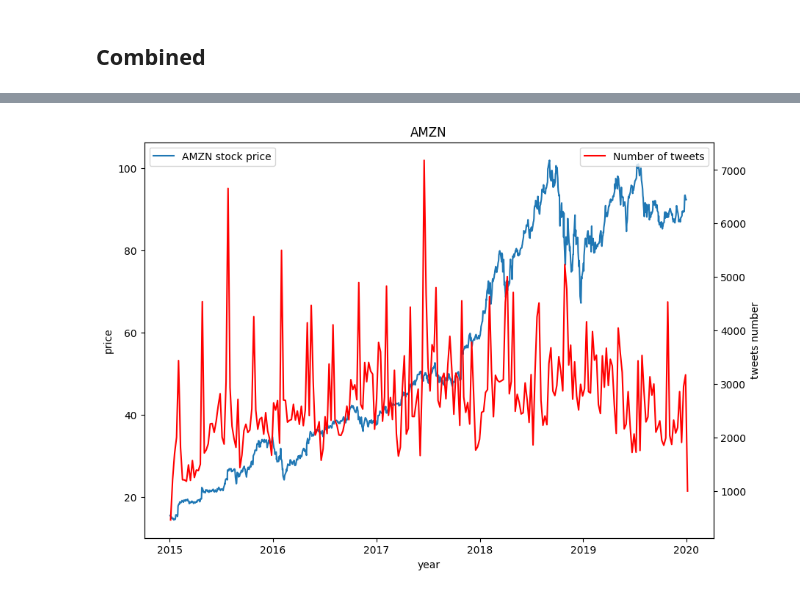
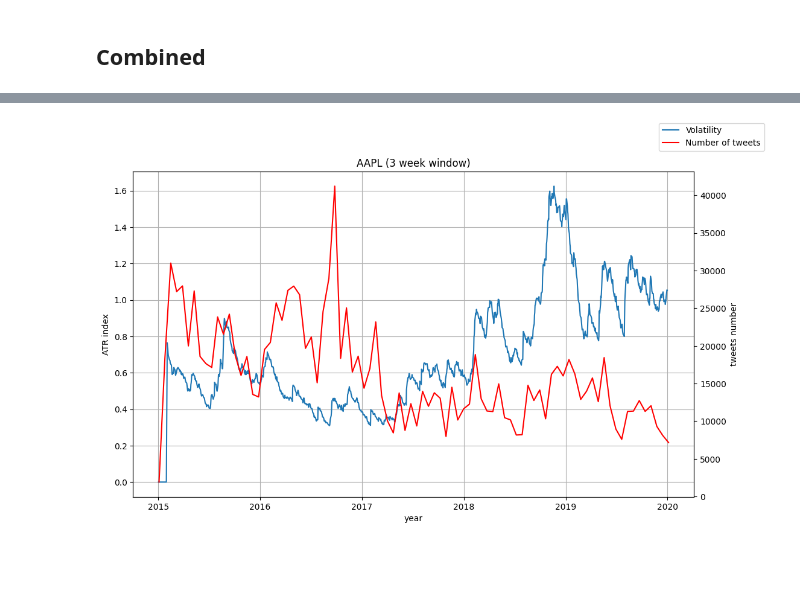
Before and after one commit to iandroid1812/HSE_Masters, a Jupyter notebook: main.ipynb, the cells around one changed output, grey strips where cells are left out. Cells and saved outputs as stored; diff of their text form; code cells hidden in the pictures; blank space fills up the shorter version.

Commit message:
Week 2
Data cleaning, sentiment analysis, semantic similarity, event density

```diff
--- a/main.ipynb
+++ b/main.ipynb
@@ -144,6 +165,7 @@ In order to combine datasets correctly we need to use inner join method, because
 # %%
 merged_df = pd.merge(tickers_df, tweets_df, how='inner')
 merged_df = pd.merge(company_name_df, merged_df, how='inner')
+merged_df['interactions'] = merged_df.comment_num + merged_df.retweet_num + merged_df.like_num
 merged_df
 # %% [output]
 |  | ticker_symbol | company_name | tweet_id | writer | post_date | body | comment_num | retweet_num | ... |
@@ -451,14 +504,17 @@ plt.legend();
-# %%
-fig, ax = plt.subplots(figsize=(10,7))
-
-ax.plot(AMZN_stock.Close, label='AMZN stock price')
-ax.set_title('AMZN')
-plt.legend()
-ax.set_xlabel('year')
-ax.set_ylabel('price')
-ax2 = ax.twinx()
-ax2.plot(merged_df[merged_df.ticker_symbol == 'AMZN'].groupby(pd.Grouper(key='post_date', axis=0, freq='1w')).count()['tweet_id'], color='r', label='Number of tweets')
-ax2.set_ylabel('tweets number')
-plt.legend();
-# %% [output]
-[figure, removed]
+# %%
+fig, ax = plt.subplots(figsize=(12,7))
+
+ax.plot(ta.volatility.AverageTrueRange(
+    high=AAPL_stock.High, low=AAPL_stock.Low, close=AAPL_stock.Close, window=21).average_true_range(), label='Volatility')
+ax.set_title('AAPL (3 week window)')
+ax.set_xlabel('year')
+ax.set_ylabel('ATR index')
+ax2 = ax.twinx()
+ax2.plot(merged_df[merged_df.ticker_symbol == 'AAPL'].groupby(pd.Grouper(
+    key='post_date', axis=0, freq='3w')).count()['tweet_id'], color='r', label='Number of tweets')
+ax2.set_ylabel('tweets number')
+ax.grid()
+fig.legend()
+plt.show();
+# %% [output]
+[figure, added]
```
Also changed, not shown: parts of 118 cells of this notebook, 8 other files.
